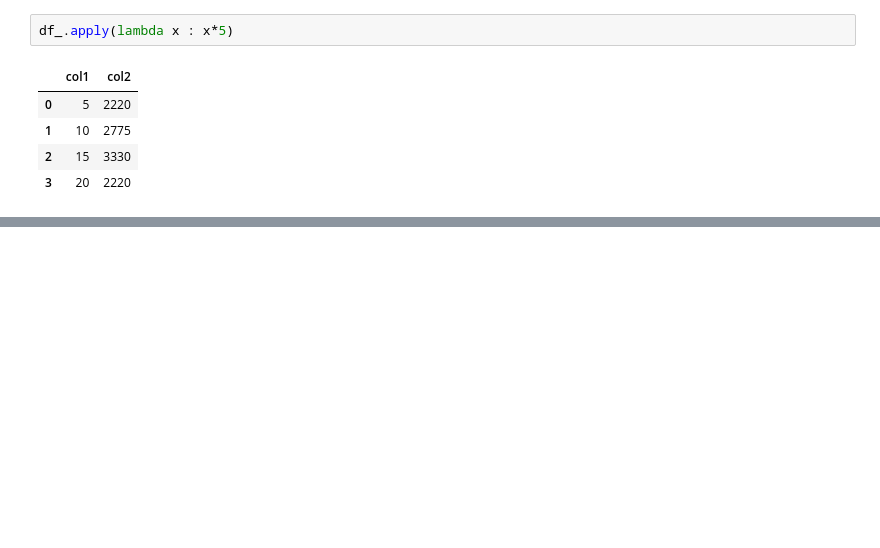
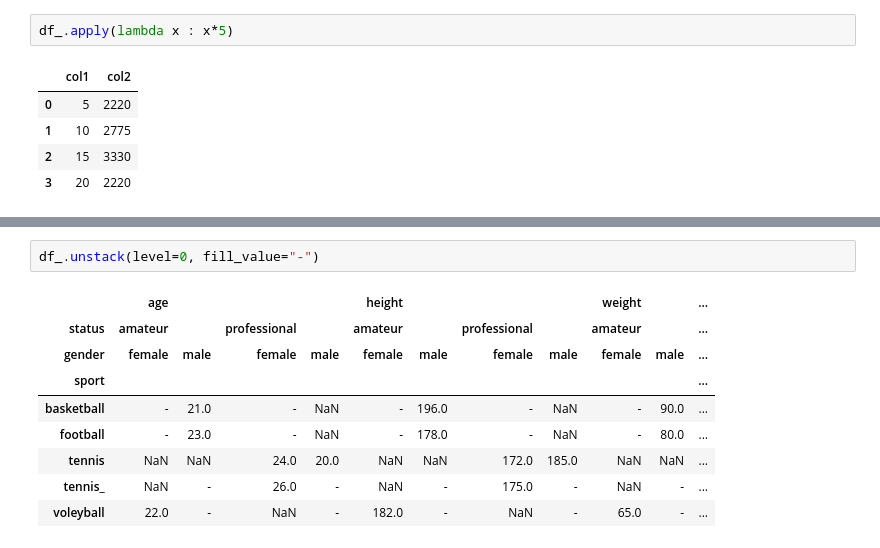
Before and after one commit to bulent-1111/Data_Science, a Jupyter notebook: DE_Pandas_Unterricht_Notebook/05_Pandas_Wiederholt.ipynb, the cells around one changed output, grey strips where cells are left out. Cells and saved outputs as stored; diff of their text form; blank space fills up the shorter version.

```diff
--- a/DE_Pandas_Unterricht_Notebook/05_Pandas_Wiederholt.ipynb
+++ b/DE_Pandas_Unterricht_Notebook/05_Pandas_Wiederholt.ipynb
@@ -1030,0 +1536,12 @@ df_.apply(lambda x : x*5)
+# %%
+df_.unstack(level=0, fill_value="-")
+# %% [output]
+|  | age |  |  |  | height |  |  |  | weight |  | ... |
+| status | amateur |  | professional |  | amateur |  | professional |  | amateur |  | ... |
+| gender | female | male | female | male | female | male | female | male | female | male | ... |
+| sport |  |  |  |  |  |  |  |  |  |  | ... |
+| basketball | - | 21.0 | - | NaN | - | 196.0 | - | NaN | - | 90.0 | ... |
+| football | - | 23.0 | - | NaN | - | 178.0 | - | NaN | - | 80.0 | ... |
+| tennis | NaN | NaN | 24.0 | 20.0 | NaN | NaN | 172.0 | 185.0 | NaN | NaN | ... |
+| tennis_ | NaN | - | 26.0 | - | NaN | - | 175.0 | - | NaN | - | ... |
+| voleyball | 22.0 | - | NaN | - | 182.0 | - | NaN | - | 65.0 | - | ... |
```
Also changed, not shown: parts of 53 cells of this notebook, 6 other files.
